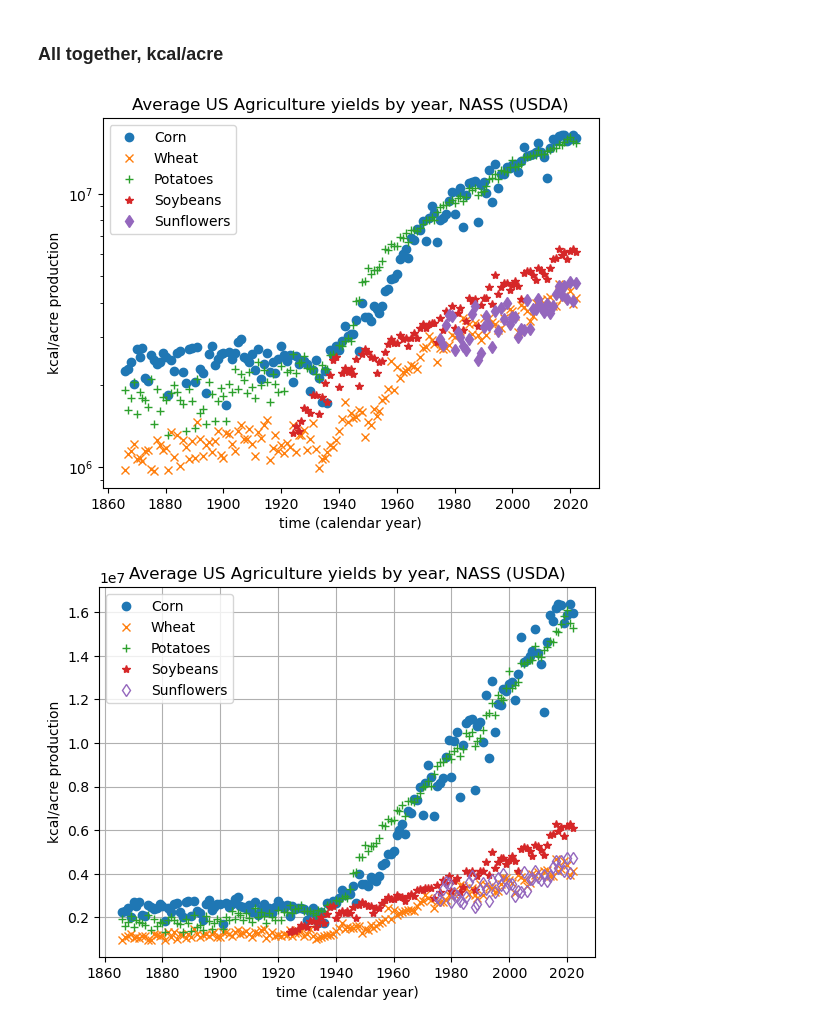
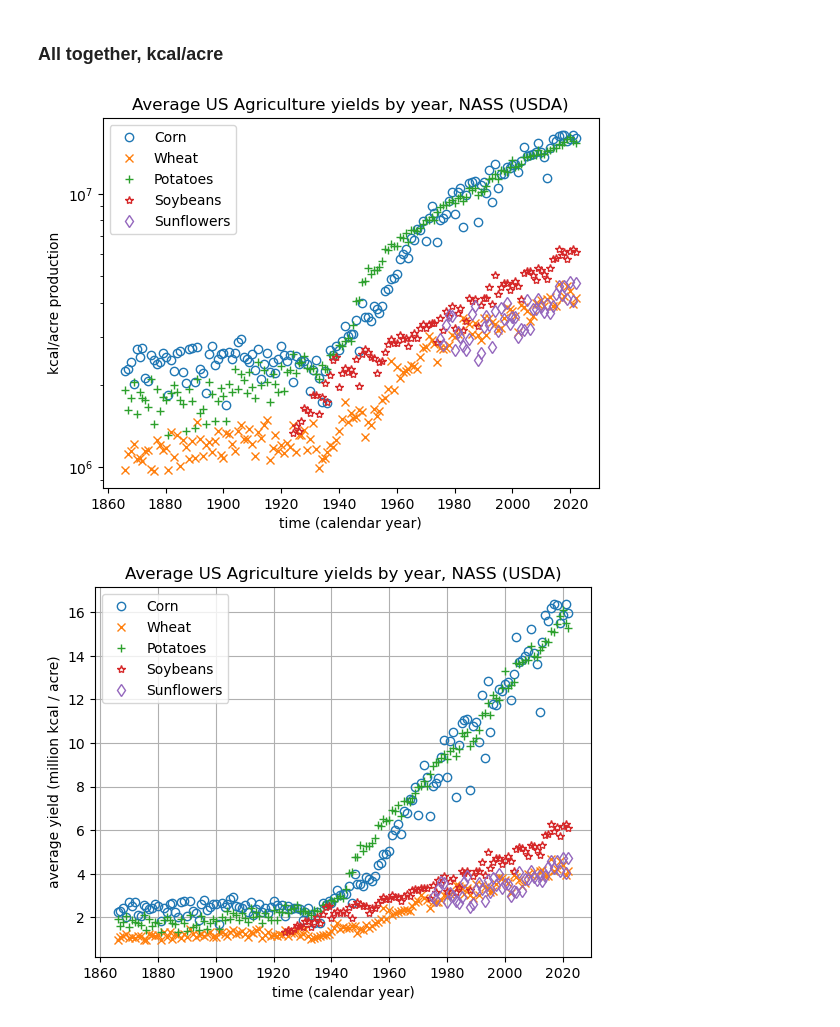
Before and after one commit to ntmoore/food_energy_paper, a Jupyter notebook: ag_yields_graph/make_figure.ipynb, the cells around one changed output. Drawn from its saved outputs; the diff is of its cells as text; code cells hidden in the pictures.

```diff
--- a/ag_yields_graph/make_figure.ipynb
+++ b/ag_yields_graph/make_figure.ipynb
@@ -287,12 +305,12 @@ plt.yscale("log")
 # %% [markdown]
 ### All together, kcal/acre
 # %%
-plt.plot(corn_year,corn_kcal_per_acre,"o",label="Corn")
+plt.plot(corn_year,corn_kcal_per_acre,"o",markerfacecolor="none",label="Corn")
 plt.plot(wheat_year,wheat_kcal_per_acre,"x",label="Wheat")
 plt.plot(potatoes_year,potatoes_kcal_per_acre,"+",label="Potatoes")
-plt.plot(soybeans_year,soybeans_kcal_per_acre,"*",label="Soybeans")
+plt.plot(soybeans_year,soybeans_kcal_per_acre,"*",markerfacecolor="none",label="Soybeans")
 #plt.plot(sugarbeets_year,sugarbeets_kcal_per_acre,".",label="Sugarbeets")
-plt.plot(sunflowers_year,sunflowers_kcal_per_acre,"d",label="Sunflowers")
+plt.plot(sunflowers_year,sunflowers_kcal_per_acre,"d",markerfacecolor="none",label="Sunflowers")
 plt.xlabel("time (calendar year)")
 plt.ylabel("kcal/acre production")
 plt.title("Average US Agriculture yields by year, NASS (USDA)")
@@ -301,21 +319,21 @@ plt.yscale("log")
 #plt.show()
 #plt.savefig("bear-quadratic.pdf")
 # %% [output]
-[figure, old version]
+[figure, new version]
 # %%
-plt.plot(corn_year,corn_kcal_per_acre,"o",label="Corn")
-plt.plot(wheat_year,wheat_kcal_per_acre,"x",label="Wheat")
-plt.plot(potatoes_year,potatoes_kcal_per_acre,"+",label="Potatoes")
-plt.plot(soybeans_year,soybeans_kcal_per_acre,"*",label="Soybeans")
+plt.plot(corn_year,corn_kcal_per_acre/1.0e6,"o",markerfacecolor="none",label="Corn")
+plt.plot(wheat_year,wheat_kcal_per_acre/1.0e6,"x",label="Wheat")
+plt.plot(potatoes_year,potatoes_kcal_per_acre/1.0e6,"+",label="Potatoes")
+plt.plot(soybeans_year,soybeans_kcal_per_acre/1.0e6,"*",markerfacecolor="none",label="Soybeans")
 #plt.plot(sugarbeets_year,sugarbeets_kcal_per_acre,".",label="Sugarbeets")
-plt.plot(sunflowers_year,sunflowers_kcal_per_acre,"d",markerfacecolor="none",label="Sunflowers")
+plt.plot(sunflowers_year,sunflowers_kcal_per_acre/1.0e6,"d",markerfacecolor="none",label="Sunflowers")
 plt.xlabel("time (calendar year)")
-plt.ylabel("kcal/acre production")
+plt.ylabel("average yield (million kcal / acre)")
 plt.title("Average US Agriculture yields by year, NASS (USDA)")
 plt.legend()
 plt.grid()
 #plt.yscale("log")
 #plt.show()
-#plt.savefig("bear-quadratic.pdf")
+plt.savefig("kcal_per_acre_yields.pdf")
 # %% [output]
-[figure, old version]
+[figure, new version]
```
Also changed, not shown: parts of 8 cells of this notebook, 9 other files.
